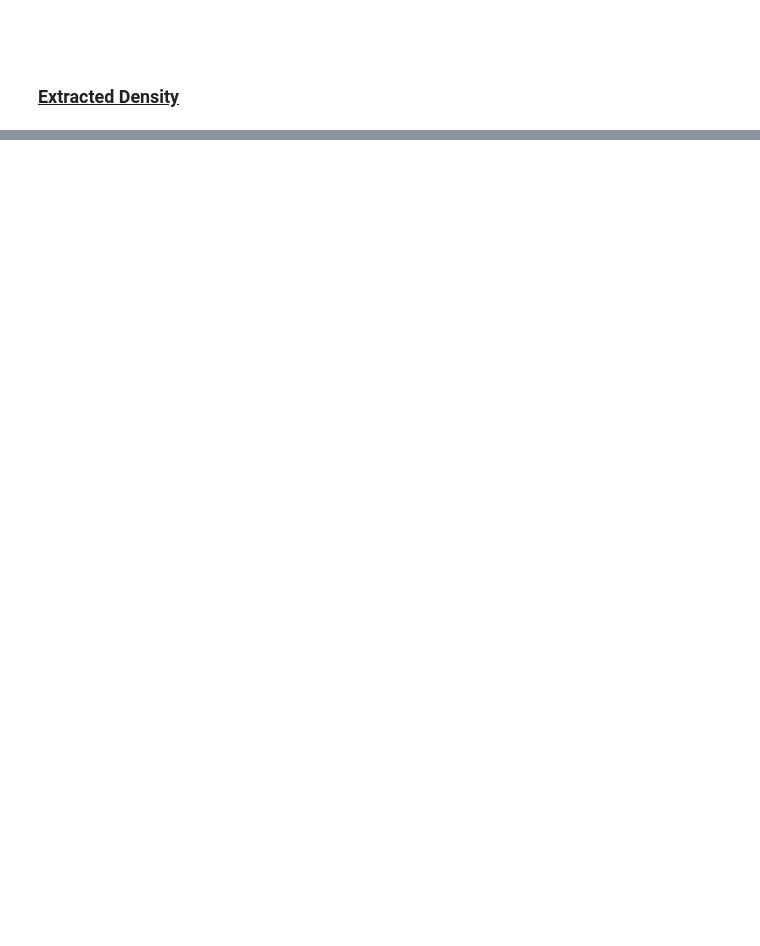
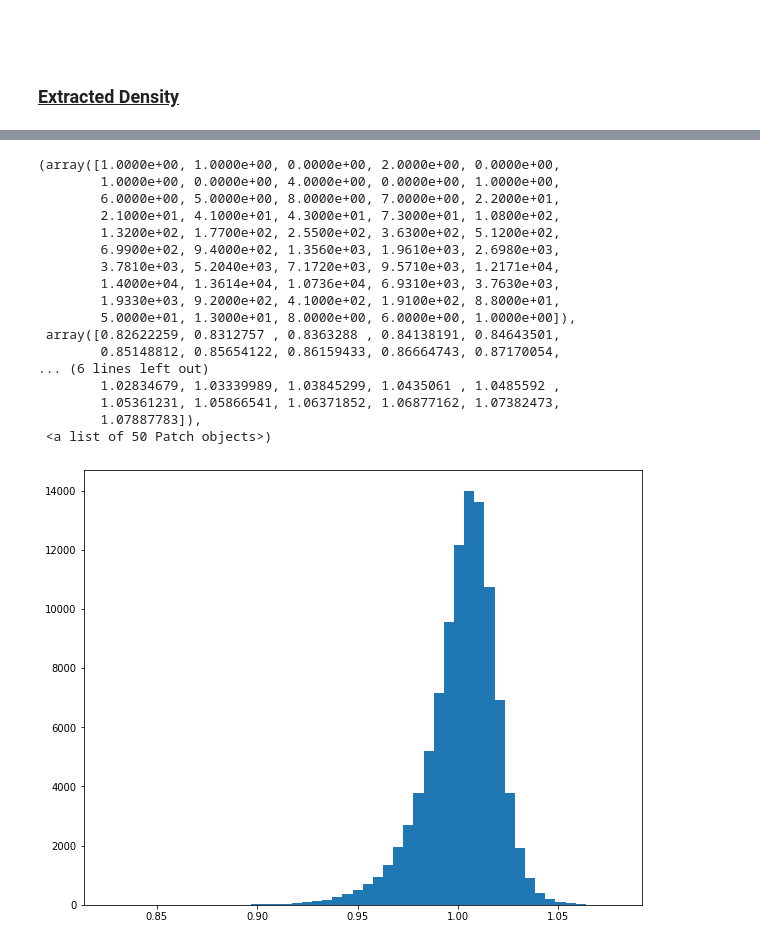
Before and after one commit to HimanshuBabbar22/nonParametricOptionPricing, a Jupyter notebook: NonParametricOptionPricing.ipynb, the cells around one changed output, grey strips where cells are left out. Cells and saved outputs as stored; diff of their text form; code cells hidden in the pictures; blank space fills up the shorter version.

```diff
--- a/NonParametricOptionPricing.ipynb
+++ b/NonParametricOptionPricing.ipynb
@@ -274,0 +319,21 @@ print(np.mean(times))
+# %%
+plt.hist(x, bins=50)
+# %% [output]
+(array([1.0000e+00, 1.0000e+00, 0.0000e+00, 2.0000e+00, 0.0000e+00,
+        1.0000e+00, 0.0000e+00, 4.0000e+00, 0.0000e+00, 1.0000e+00,
+        6.0000e+00, 5.0000e+00, 8.0000e+00, 7.0000e+00, 2.2000e+01,
+        2.1000e+01, 4.1000e+01, 4.3000e+01, 7.3000e+01, 1.0800e+02,
+        1.3200e+02, 1.7700e+02, 2.5500e+02, 3.6300e+02, 5.1200e+02,
+        6.9900e+02, 9.4000e+02, 1.3560e+03, 1.9610e+03, 2.6980e+03,
+        3.7810e+03, 5.2040e+03, 7.1720e+03, 9.5710e+03, 1.2171e+04,
+        1.4000e+04, 1.3614e+04, 1.0736e+04, 6.9310e+03, 3.7630e+03,
+        1.9330e+03, 9.2000e+02, 4.1000e+02, 1.9100e+02, 8.8000e+01,
+        5.0000e+01, 1.3000e+01, 8.0000e+00, 6.0000e+00, 1.0000e+00]),
+ array([0.82622259, 0.8312757 , 0.8363288 , 0.84138191, 0.84643501,
+        0.85148812, 0.85654122, 0.86159433, 0.86664743, 0.87170054,
+... (6 lines left out)
+        1.02834679, 1.03339989, 1.03845299, 1.0435061 , 1.0485592 ,
+        1.05361231, 1.05866541, 1.06371852, 1.06877162, 1.07382473,
+        1.07887783]),
+ <a list of 50 Patch objects>)
+[figure, added]
```
Also changed, not shown: parts of 9 cells of this notebook.
